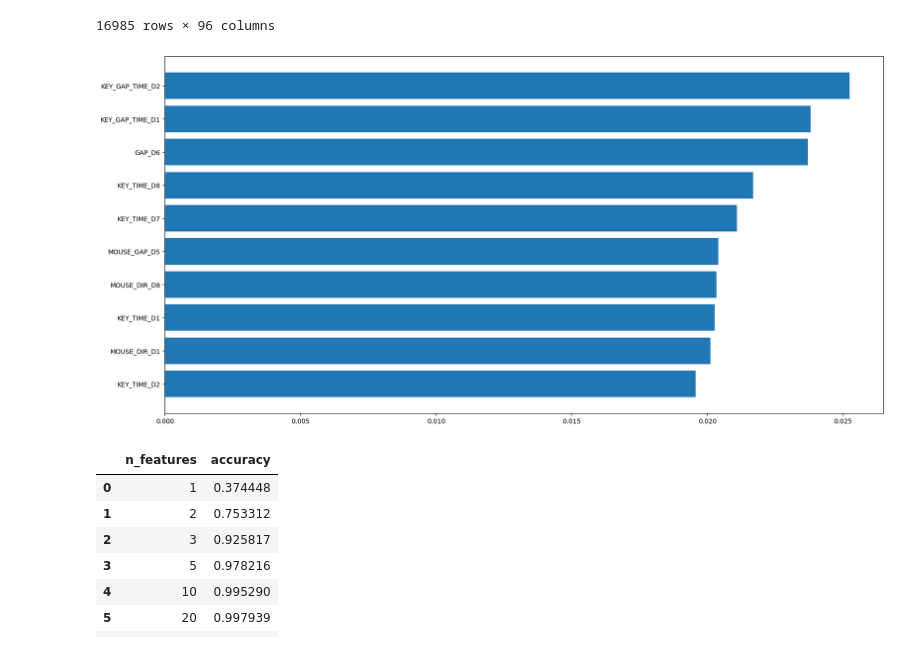
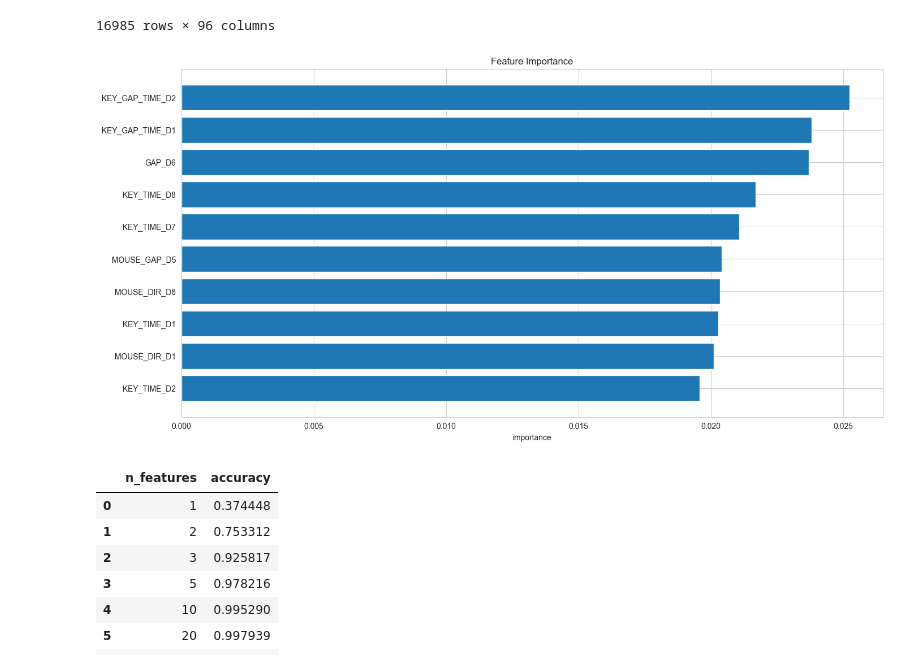
Before and after one commit to WronaPatryk/DataScienceWorkshop2023L, a Jupyter notebook: feature_importance.ipynb, the cells around one changed output. Saved outputs shown, nothing was run; the diff lists cells and outputs as text; code cells hidden in the pictures.

Commit message:
updated graphs

```diff
--- a/feature_importance.ipynb
+++ b/feature_importance.ipynb
@@ -39,13 +39,16 @@ feature_importance = rf.feature_importances_
 # %%
 fi = pd.DataFrame({'name': df.columns[4:], 'importance': feature_importance})
 fi.sort_values('importance', inplace=True)
 
 n = 10
-plt.figure(figsize=(20, 10))
+plt.figure(figsize=(16, 8))
 plt.barh(fi.name[-n:], fi.importance[-n:])
+
+plt.xlabel('importance')
+plt.title('Feature Importance')
 plt.show()
 # %% [output]
-[figure, old version]
+[figure, new version]
 # %%
 fi.to_csv('src/feature_selection_results/rf_importance.csv', index=False)
 # %%
```
Also changed, not shown: parts of 1 cell of this notebook.
